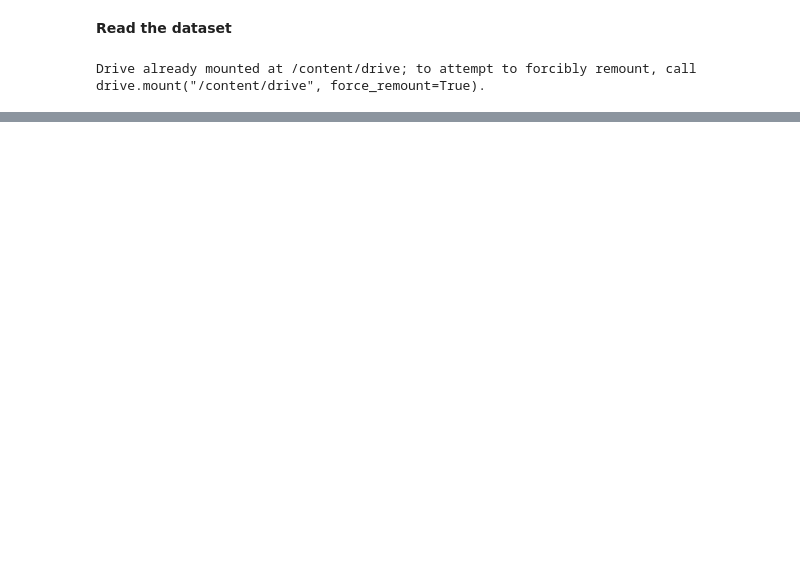
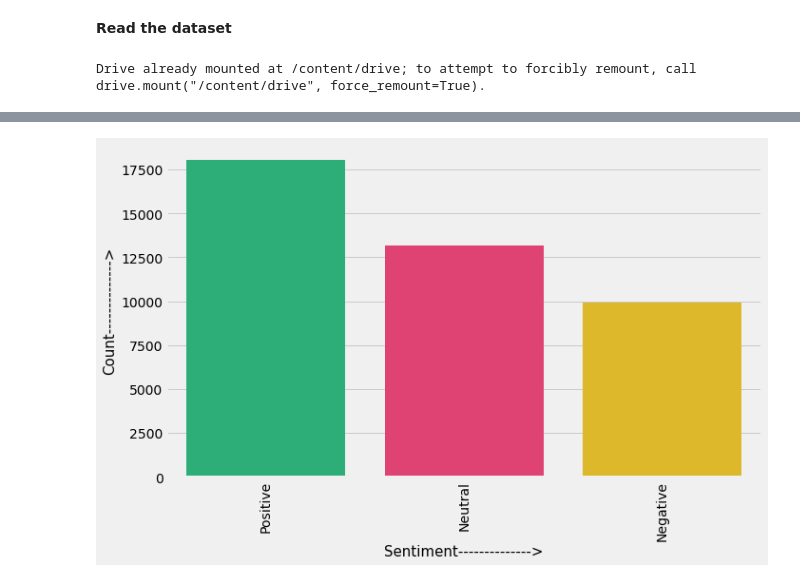
Before and after one commit to sneraikar/Coronavirus-tweet-sentiment-analysis, a Jupyter notebook: Coronavirus_Tweet_Sentiment_Analysis_Capstone_Project.ipynb, the cells around one changed output, grey strips where cells are left out. Saved outputs shown, nothing was run; the diff lists cells and outputs as text; code cells hidden in the pictures; blank space fills up the shorter version.

```diff
--- a/Coronavirus_Tweet_Sentiment_Analysis_Capstone_Project.ipynb
+++ b/Coronavirus_Tweet_Sentiment_Analysis_Capstone_Project.ipynb
@@ -76,0 +228,11 @@ df=pd.read_csv("/content/drive/MyDrive/Supervised classification/Coronavirus Twe
+# %%
+# ploting countplot for "Sentiment" column
+plt.figure(figsize=(10,6))
+plt.style.use("fivethirtyeight")
+sns.countplot('Sentiment',data=df,order=df.Sentiment.value_counts().index,palette = ['#17C37B','#F92969','#FACA0C'])
+plt.xlabel("Sentiment-------------->", fontsize=15)
+plt.ylabel("Count-------------->", fontsize=15)
+plt.xticks(rotation=90)
+plt.show();
+# %% [output]
+[figure, added]
```
Also changed, not shown: parts of 28 cells of this notebook.
